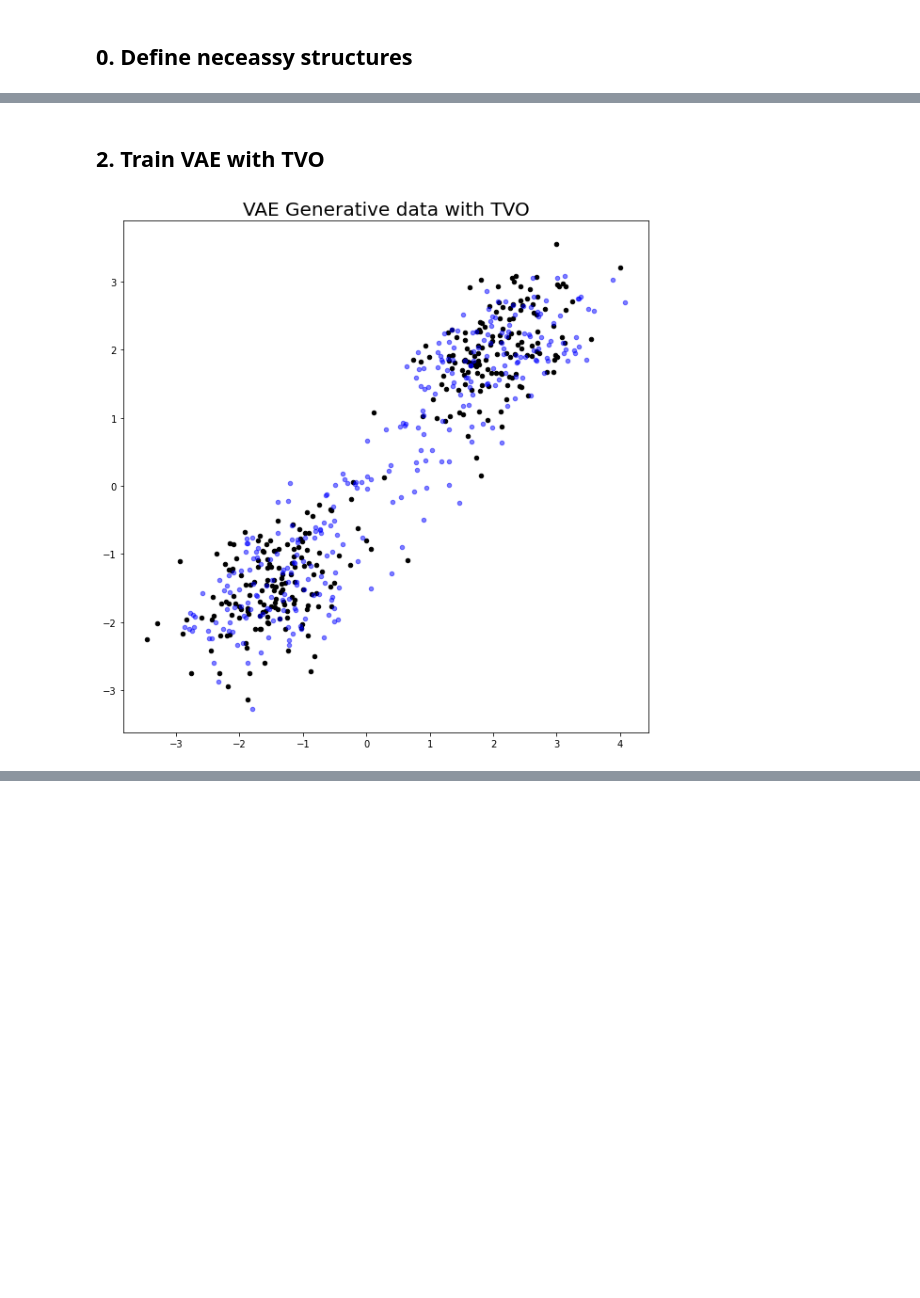
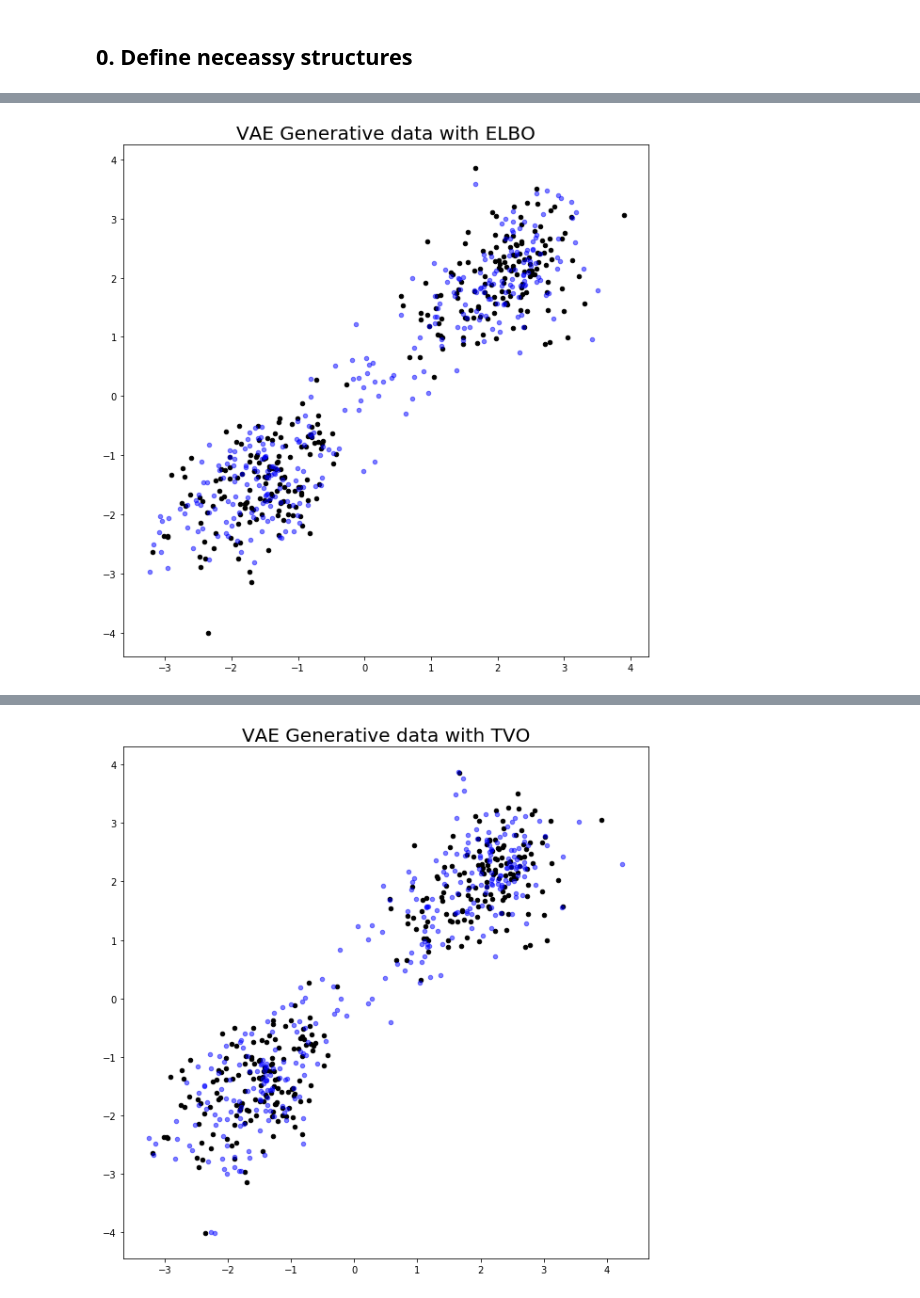
Before and after one commit to minhuanli/am207-tvo-project, a Jupyter notebook: notebooks/VAE_torch.ipynb, the cells around one changed output, grey strips where cells are left out. Drawn from its saved outputs; the diff is of its cells as text; code cells hidden in the pictures; blank space fills up the shorter version.

```diff
--- a/notebooks/VAE_torch.ipynb
+++ b/notebooks/VAE_torch.ipynb
@@ -329,8 +306,0 @@ for epoch in tqdm(range(n_epochs)):
-# %%
-x_hat = vae_instance.generate().detach()
-x_hat = x_hat + np.random.normal(0, x_var**0.5, size=x_hat.shape)
-fig, ax = plt.subplots(1, 1, figsize=(10, 10))
-ax.scatter(x_train[:,0], x_train[:,1], color='black',s=20)
-ax.scatter(x_hat[:, 0], x_hat[:,1], color='blue', s=20, alpha=0.5)
-ax.set_title('VAE Generative data with ELBO', fontsize=20)
-plt.show()
@@ -339,2 +306,0 @@ plt.show()
-# %% [markdown]
-## 2. Train VAE with TVO
@@ -363,10 +306,0 @@ for epoch in tqdm(range(n_epochs)):
-# %%
-x_hat = vae_instance.generate().detach()
-x_hat = x_hat + np.random.normal(0, x_var**0.5, size=x_hat.shape)
-fig, ax = plt.subplots(1, 1, figsize=(10, 10))
-ax.scatter(x_train[:,0], x_train[:,1], color='black',s=20)
-ax.scatter(x_hat[:, 0], x_hat[:,1], color='blue', s=20, alpha=0.5)
-ax.set_title('VAE Generative data with TVO', fontsize=20)
-plt.show()
-# %% [output]
-[figure, removed]
@@ -372,0 +432,7 @@ plt.show()
+# %%
+elbo_vae_instance = train_ELBO_VAE_batched(x_train)
+visualize_VAE(elbo_vae_instance, x_train, "ELBO")
+
+tvo_vae_instance = train_TVO_VAE_batched(x_train)
+visualize_VAE(elbo_vae_instance, x_train, "TVO")
+# %% [output]
@@ -372,0 +440 @@ plt.show()
+[figure, added]
@@ -372,0 +442 @@ plt.show()
+[figure, added]
```
Also changed, not shown: parts of 25 cells of this notebook.
